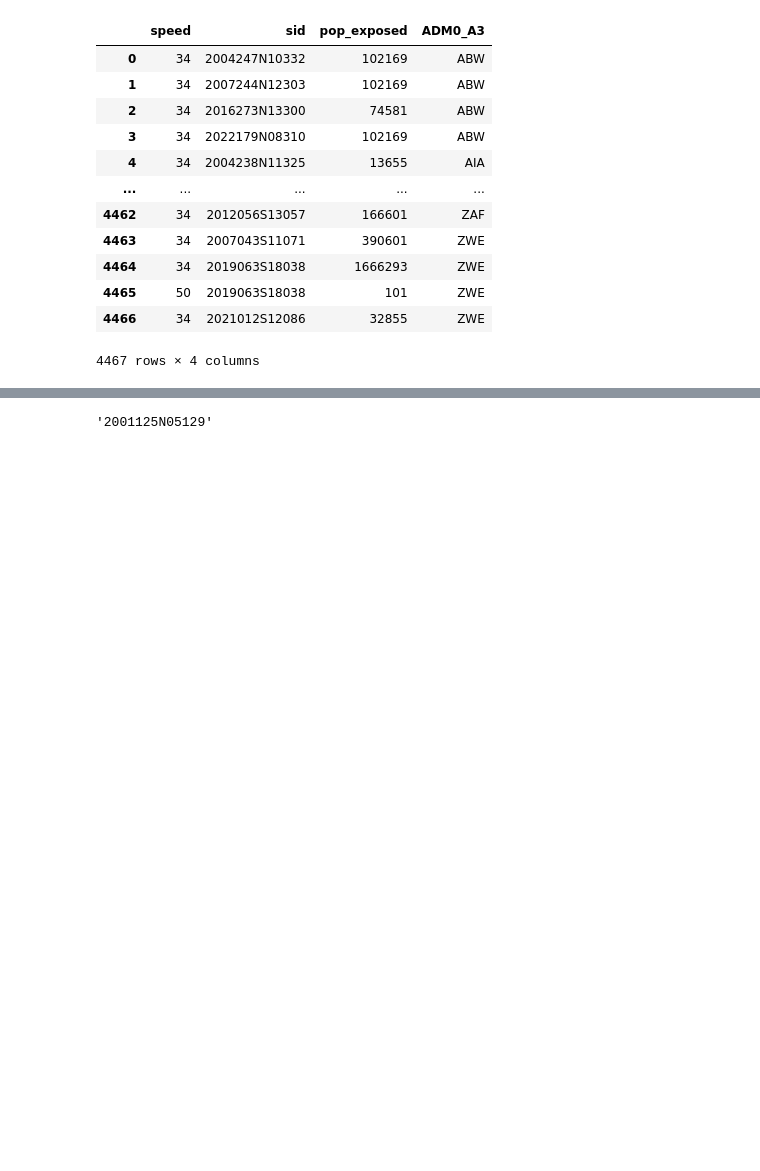
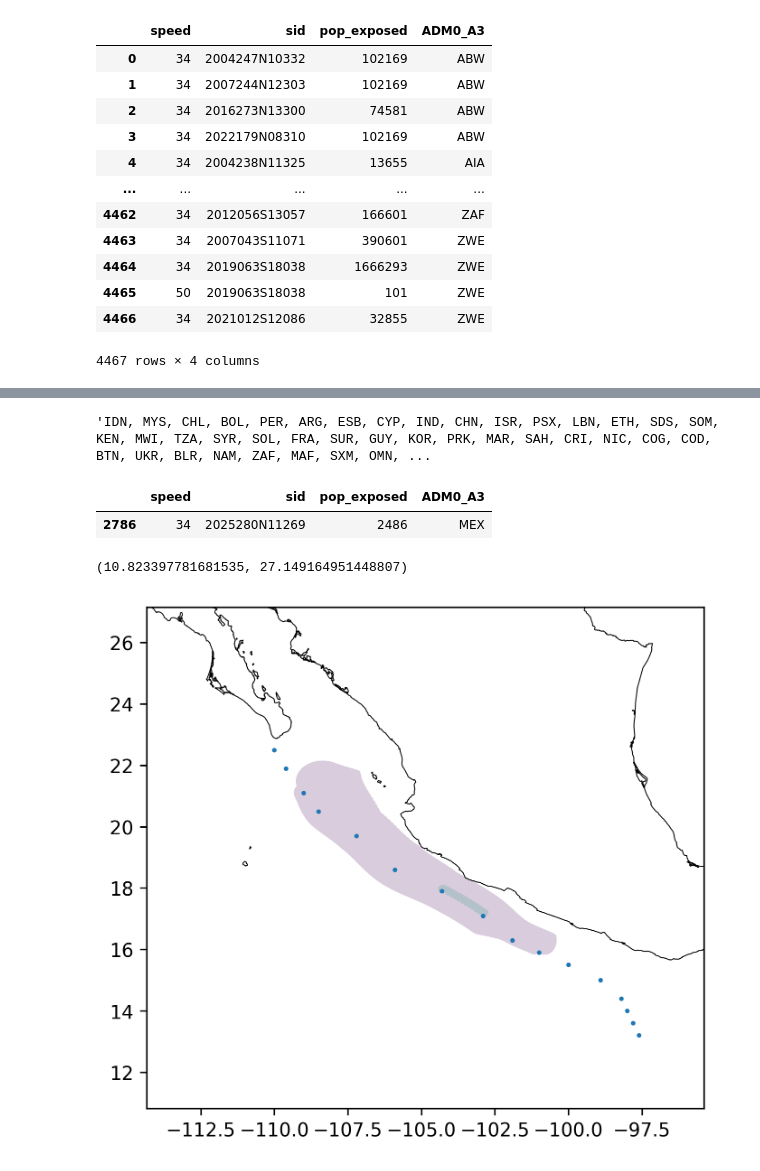
Before and after one commit to OCHA-DAP/ds-storm-impact-harmonisation, a Jupyter notebook: adm0_exp.ipynb, the cells around one changed output, grey strips where cells are left out. Cells and saved outputs as stored; diff of their text form; code cells hidden in the pictures; blank space fills up the shorter version.

```diff
--- a/adm0_exp.ipynb
+++ b/adm0_exp.ipynb
@@ -350,7 +369,3 @@ df_exp_all
 blob_name = "ds-storm-impact-harmonisation/processed/adm0_ibtracs_exp_all.parquet"
 # %%
 stratus.upload_parquet_to_blob(df_exp_all, blob_name)
-# %%
-df_exp_all["sid"].min()
-# %% [output]
-'2001125N05129'
@@ -356,0 +374,14 @@ df_exp_all["sid"].min()
+# %%
+query = """
+SELECT *
+FROM storms.ibtracs_tracks_geo
+"""
+with stratus.get_engine(stage="prod").connect() as con:
+    gdf_tracks = gpd.read_postgis(query, con, geom_col="geometry")
+# %%
+iso3 = "mex"
+adm_sel = adm0[adm0["ADM0_A3"] == iso3.upper()]
+# %%
+", ".join([x for x in adm0["ADM0_A3"].unique()])
+# %% [output]
+'IDN, MYS, CHL, BOL, PER, ARG, ESB, CYP, IND, CHN, ISR, PSX, LBN, ETH, SDS, SOM, KEN, MWI, TZA, SYR, SOL, FRA, SUR, GUY, KOR, PRK, MAR, SAH, CRI, NIC, COG, COD, BTN, UKR, BLR, NAM, ZAF, MAF, SXM, OMN, ...
@@ -356,0 +390,27 @@ df_exp_all["sid"].min()
+# %%
+sid = "2025280N11269"
+# %%
+df_exp_all[(df_exp_all["sid"] == sid) & (df_exp_all["ADM0_A3"] == iso3.upper())]
+# %% [output]
+|  | speed | sid | pop_exposed | ADM0_A3 |
+| 2786 | 34 | 2025280N11269 | 2486 | MEX |
+# %%
+buffers_sel = gdf_buffers[gdf_buffers["sid"] == sid]
+tracks_sel = gdf_tracks[gdf_tracks["sid"] == sid]
+# %%
+fig, ax = plt.subplots(dpi=300)
+
+# minx, miny, maxx, maxy = adm_sel.total_bounds
+minx, miny, maxx, maxy = buffers_sel.total_bounds
+
+adm_sel.boundary.plot(ax=ax, linewidth=0.5, color="k")
+buffers_sel.plot(column="speed", ax=ax, alpha=0.2)
+tracks_sel.plot(ax=ax, markersize=2)
+# da_clip.where(da_clip > 0).plot(ax=ax)
+
+pad = 5  # degrees
+ax.set_xlim(minx - pad, maxx + pad)
+ax.set_ylim(miny - pad, maxy + pad)
+# %% [output]
+(10.823397781681535, 27.149164951448807)
+[figure, added]
```
Also changed, not shown: parts of 16 cells of this notebook, 1 other file.
